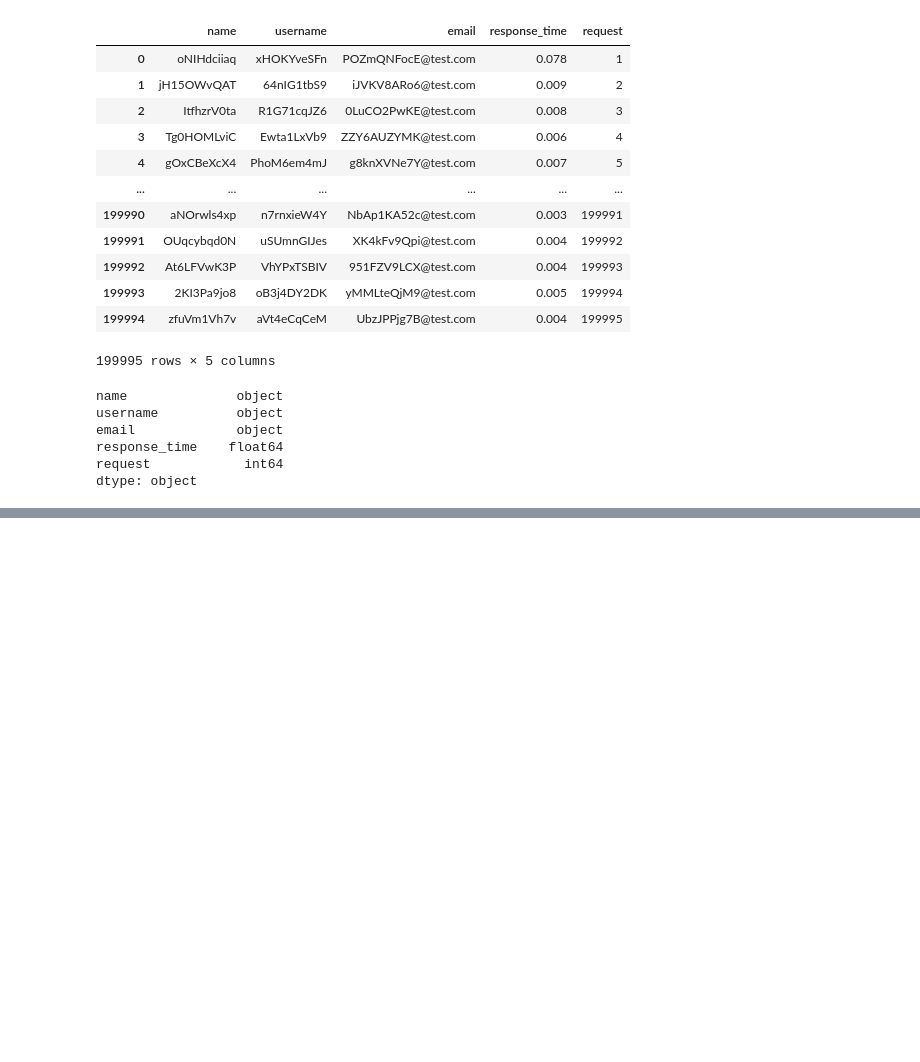
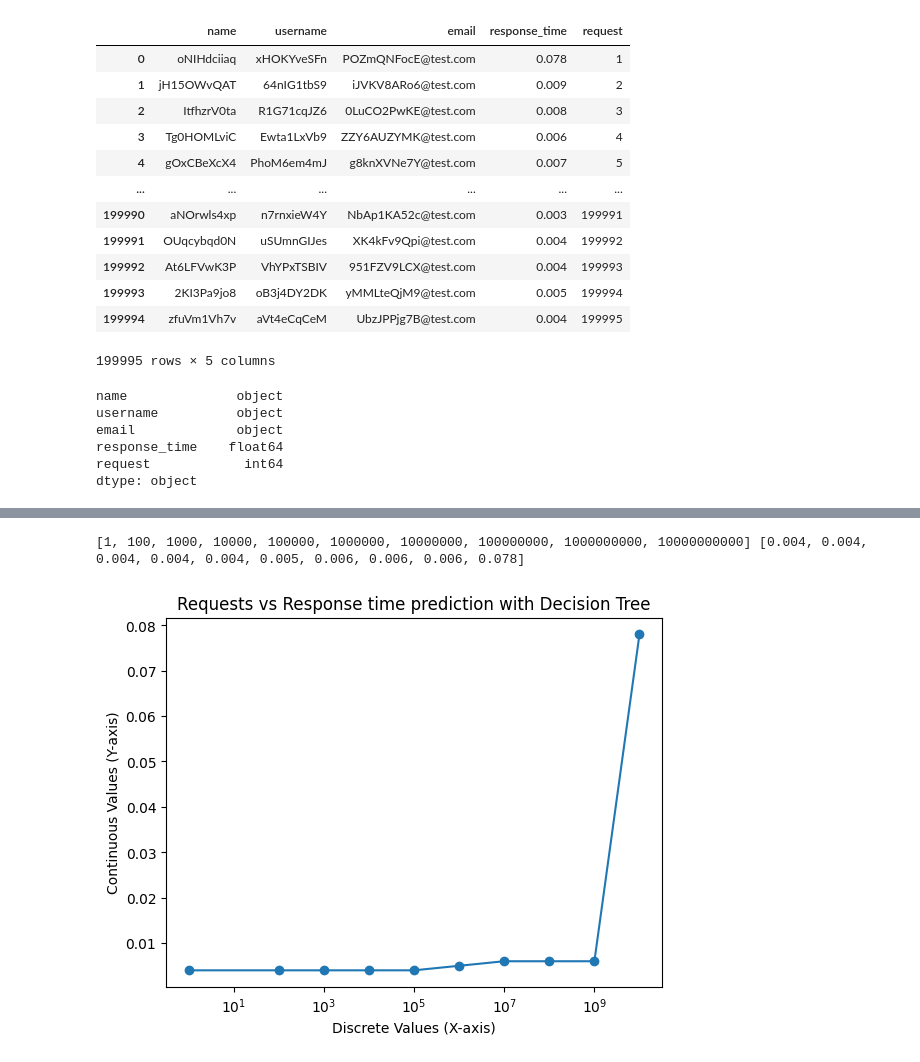
Before and after one commit to Eddie2111/Researches, a Jupyter notebook: request_worker/report.ipynb, the cells around one changed output, grey strips where cells are left out. Drawn from its saved outputs; the diff is of its cells as text; code cells hidden in the pictures; blank space fills up the shorter version.

```diff
--- a/request_worker/report.ipynb
+++ b/request_worker/report.ipynb
@@ -176,0 +206,26 @@ print(x,y)
+# %%
+import matplotlib.pyplot as plt
+
+# Define your data
+x = request_points
+_y = []
+for i in decisionTree:
+    _y.append(i[0])
+_y = _y[::-1]
+print(x,_y)
+# Create the line plot
+plt.plot(x, _y, marker='o')
+
+# Set logarithmic scale for x-axis
+plt.xscale('log')
+
+# Add labels and title
+plt.xlabel('Discrete Values (X-axis)')
+plt.ylabel('Continuous Values (Y-axis)')
+plt.title('Requests vs Response time prediction with Decision Tree')
+
+# Show the plot
+plt.show()
+# %% [output]
+[1, 100, 1000, 10000, 100000, 1000000, 10000000, 100000000, 1000000000, 10000000000] [0.004, 0.004, 0.004, 0.004, 0.004, 0.005, 0.006, 0.006, 0.006, 0.078]
+[figure, added]
```
Also changed, not shown: parts of 11 cells of this notebook, 27 other files.
